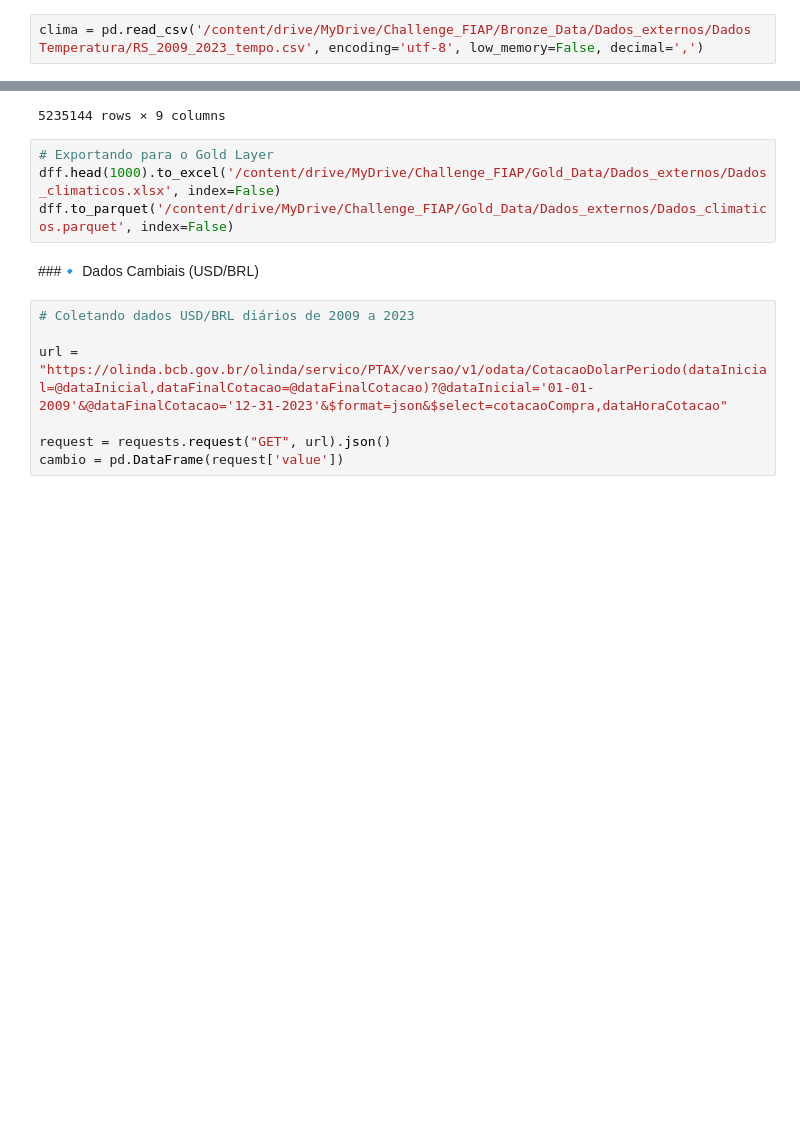
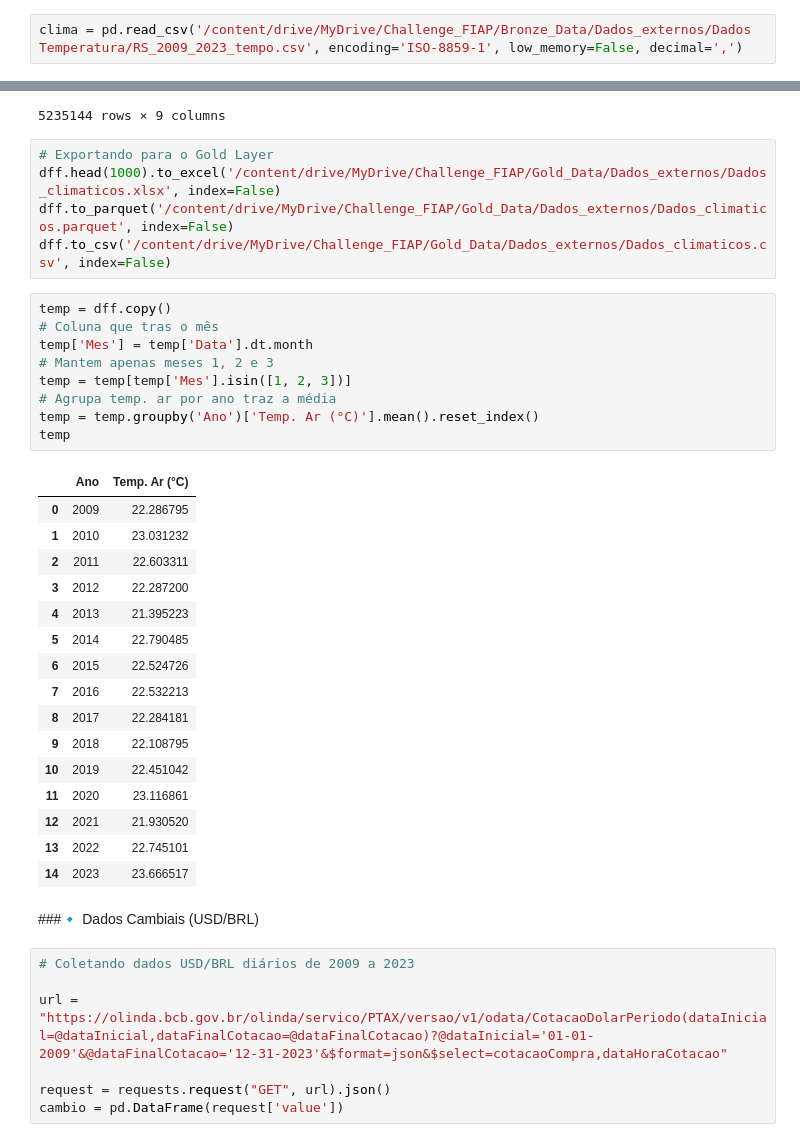
Before and after one commit to gnunes-io/etl_vinicula, a Jupyter notebook: ETL_FiapChall.ipynb, the cells around one changed output, grey strips where cells are left out. Cells and saved outputs as stored; diff of their text form; blank space fills up the shorter version.

```diff
--- a/ETL_FiapChall.ipynb
+++ b/ETL_FiapChall.ipynb
@@ -507,7 +505,7 @@ print("Arquivo unificado salvo!")
 # %% [output]
 Arquivo unificado salvo!
 # %%
-clima = pd.read_csv('/content/drive/MyDrive/Challenge_FIAP/Bronze_Data/Dados_externos/Dados Temperatura/RS_2009_2023_tempo.csv', encoding='utf-8', low_memory=False, decimal=',')
+clima = pd.read_csv('/content/drive/MyDrive/Challenge_FIAP/Bronze_Data/Dados_externos/Dados Temperatura/RS_2009_2023_tempo.csv', encoding='ISO-8859-1', low_memory=False, decimal=',')
 # %%
 dff = clima.copy()
 clima
@@ -593,6 +591,33 @@ dff
 # Exportando para o Gold Layer
 dff.head(1000).to_excel('/content/drive/MyDrive/Challenge_FIAP/Gold_Data/Dados_externos/Dados_climaticos.xlsx', index=False)
 dff.to_parquet('/content/drive/MyDrive/Challenge_FIAP/Gold_Data/Dados_externos/Dados_climaticos.parquet', index=False)
+dff.to_csv('/content/drive/MyDrive/Challenge_FIAP/Gold_Data/Dados_externos/Dados_climaticos.csv', index=False)
+# %%
+temp = dff.copy()
+# Coluna que tras o mês
+temp['Mes'] = temp['Data'].dt.month
+# Mantem apenas meses 1, 2 e 3
+temp = temp[temp['Mes'].isin([1, 2, 3])]
+# Agrupa temp. ar por ano traz a média
+temp = temp.groupby('Ano')['Temp. Ar (°C)'].mean().reset_index()
+temp
+# %% [output]
+|  | Ano | Temp. Ar (°C) |
+| 0 | 2009 | 22.286795 |
+| 1 | 2010 | 23.031232 |
+| 2 | 2011 | 22.603311 |
+| 3 | 2012 | 22.287200 |
+| 4 | 2013 | 21.395223 |
+| 5 | 2014 | 22.790485 |
+| 6 | 2015 | 22.524726 |
+| 7 | 2016 | 22.532213 |
+| 8 | 2017 | 22.284181 |
+| 9 | 2018 | 22.108795 |
+| 10 | 2019 | 22.451042 |
+| 11 | 2020 | 23.116861 |
+| 12 | 2021 | 21.930520 |
+| 13 | 2022 | 22.745101 |
+| 14 | 2023 | 23.666517 |
 # %% [markdown]
 ###🔹 Dados Cambiais (USD/BRL)
 # %%
```
Also changed, not shown: parts of 7 cells of this notebook.
